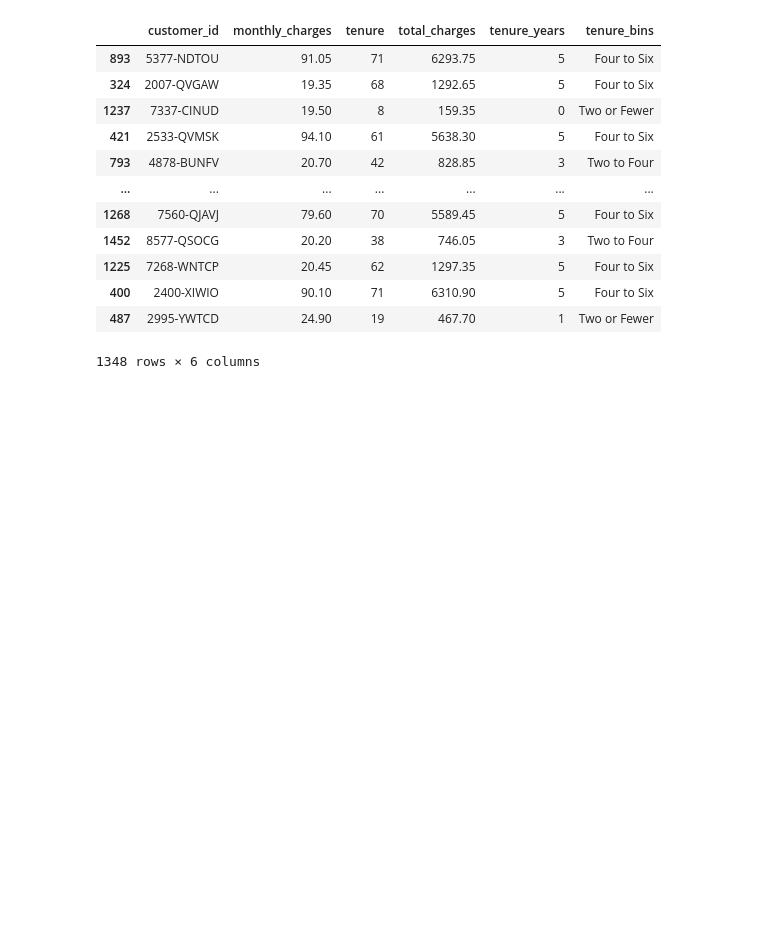
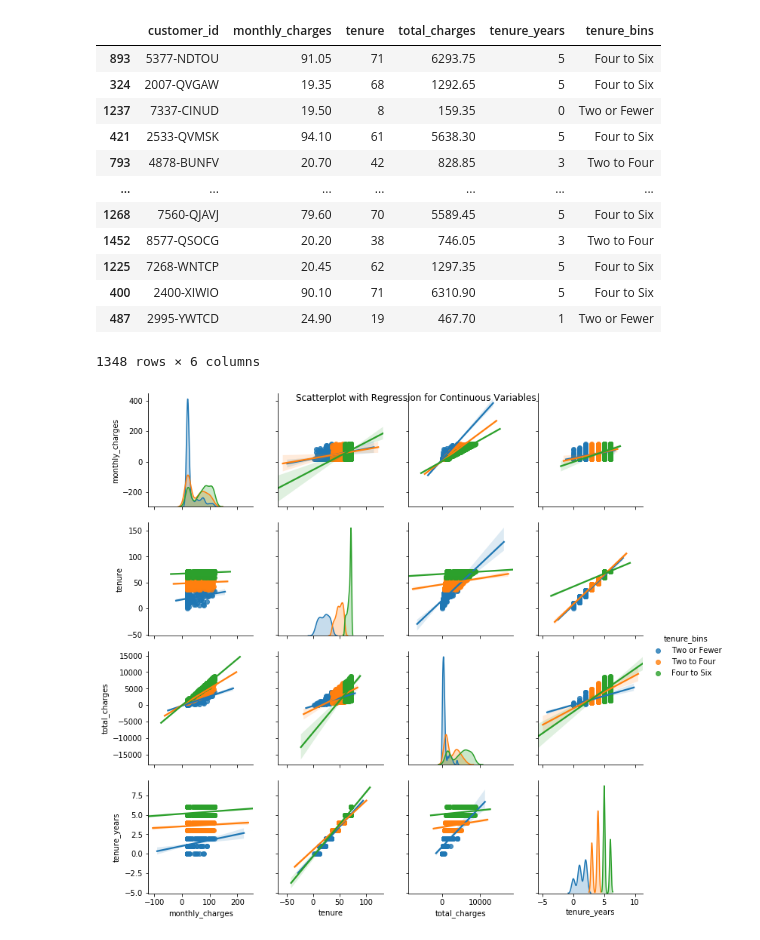
Before and after one commit to aleclhartman/ds-methodologies-exercises, a Jupyter notebook: regression/validating_functions.ipynb, the cells around one changed output. Cells and saved outputs as stored; diff of their text form; code cells hidden in the pictures; blank space fills up the shorter version.

```diff
--- a/regression/validating_functions.ipynb
+++ b/regression/validating_functions.ipynb
@@ -123,6 +123,10 @@ See the caveats in the documentation: http://pandas.pydata.org/pandas-docs/stabl
 | 400 | 2400-XIWIO | 90.10 | 71 | 6310.90 | 5 | Four to Six |
 | 487 | 2995-YWTCD | 24.90 | 19 | 467.70 | 1 | Two or Fewer |
 1348 rows × 6 columns
+# %%
+ex.plot_variable_pairs(train, hue="tenure_bins")
+# %% [output]
+[figure, added]
 # %%
 ex.plot_categorical_and_continuous_vars(train.tenure_bins, train.total_charges, train)
 # %% [output]
```
Also changed, not shown: parts of 7 cells of this notebook, 1 other file.
